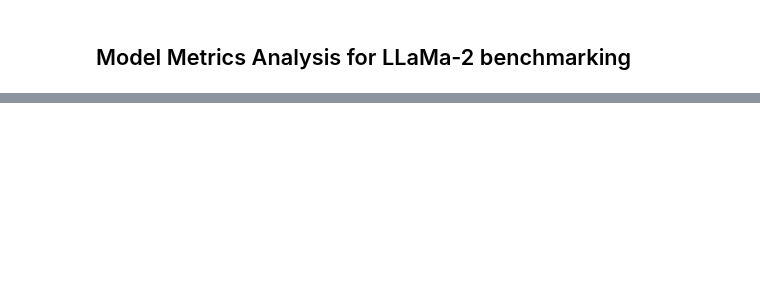
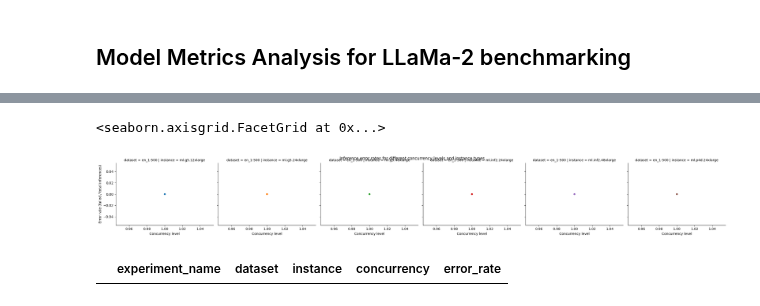
Before and after one commit to aws-samples/foundation-model-benchmarking-tool, a Jupyter notebook: 4_model_metric_analysis.ipynb, the cells around one changed output, grey strips where cells are left out. Saved outputs shown, nothing was run; the diff lists cells and outputs as text; code cells hidden in the pictures; blank space fills up the shorter version.

```diff
--- a/4_model_metric_analysis.ipynb
+++ b/4_model_metric_analysis.ipynb
@@ -145,0 +109,6 @@ sns.boxplot(data=df_prompt_len_and_latency, x="label", y="latency", hue="concurr
+# %%
+all_metrics_fpath: str = os.path.join(METRICS_DIR, config["results"]["all_metrics_file"])
+
+df_all_metrics = pd.read_csv(all_metrics_fpath)
+logger.info(f"{all_metrics_fpath} contains {df_all_metrics.shape[0]} results")
+df_all_metrics.head()
@@ -145,0 +145,16 @@ sns.boxplot(data=df_prompt_len_and_latency, x="label", y="latency", hue="concurr
+# %%
+relevant_cols = ['experiment_name',
+                   'payload_file',
+                     'instance_type',
+                       'concurrency',
+                         'error_rate',
+                           'prompt_token_count_mean',
+                             'prompt_token_throughput',
+                               'completion_token_count_mean',
+                                 'completion_token_throughput',
+                                   'latency_mean',
+                                     'transactions_per_minute']
+group_by_cols = ['experiment_name',
+                   'payload_file',
+                     'instance_type',
+                      'concurrency']
@@ -145,0 +175,7 @@ sns.boxplot(data=df_prompt_len_and_latency, x="label", y="latency", hue="concurr
+# %%
+ERROR_RATES_FNAME: str = "error_rates.csv"
+fpath: str = os.path.join(METRICS_DIR, ERROR_RATES_FNAME)
+df_error_rates = df_all_metrics.groupby(group_by_cols).agg({'error_rate': 'mean'}).reset_index()
+df_error_rates = df_error_rates.round(2)
+df_error_rates.to_csv(fpath, index=False)
+df_error_rates
@@ -145,0 +190,23 @@ sns.boxplot(data=df_prompt_len_and_latency, x="label", y="latency", hue="concurr
+# %%
+df_error_rates = df_error_rates.rename(columns={"instance_type": "instance", "payload_file": "dataset"})
+df_error_rates.dataset = df_error_rates.dataset.map(lambda x: x.replace(".jsonl", "").replace("payload_", ""))
+
+g = sns.FacetGrid(df_error_rates, col="instance", row="dataset", hue="instance", height=3.5, aspect=1.25)
+sns_plot = g.map(sns.scatterplot, "concurrency", "error_rate")
+
+g.fig.suptitle("Inference error rates for different concurrency levels and instance types")
+g = g.set_ylabels("Error rate (failed / total inferences)")
+g = g.set_xlabels("Concurrency level")
+
+
+fpath: str = os.path.join(METRICS_DIR, ERROR_RATES_PLOT_FNAME)
+sns_plot.savefig(fpath)
+sns_plot
+# %% [output]
+<seaborn.axisgrid.FacetGrid at 0x...>
+[figure, added]
+# %%
+df_error_rates_nz = df_error_rates[df_error_rates.error_rate > 0]
+df_error_rates_nz
+# %% [output]
+|  | experiment_name | dataset | instance | concurrency | error_rate |
```
Also changed, not shown: parts of 28 cells of this notebook, 27 other files.
